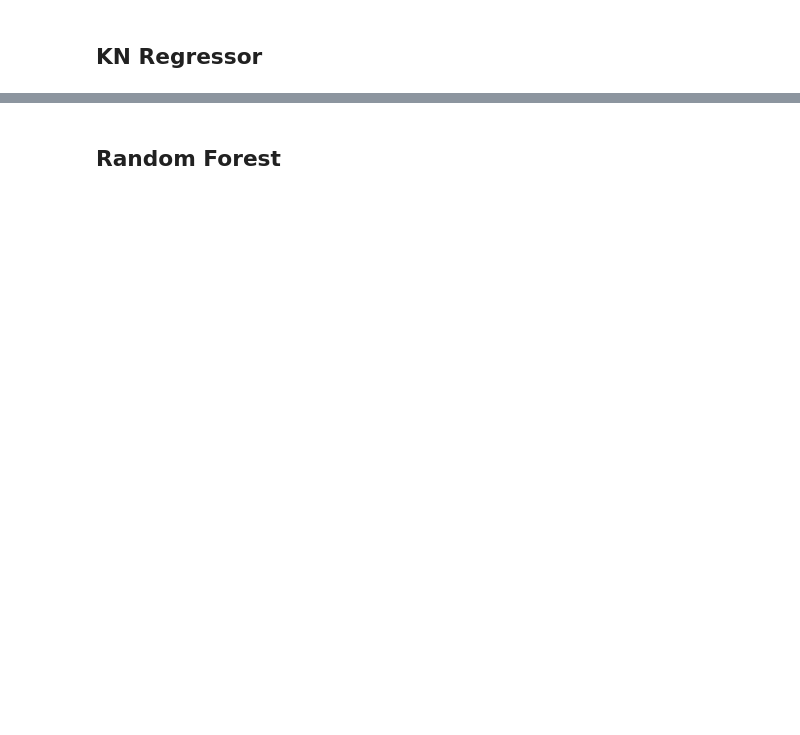
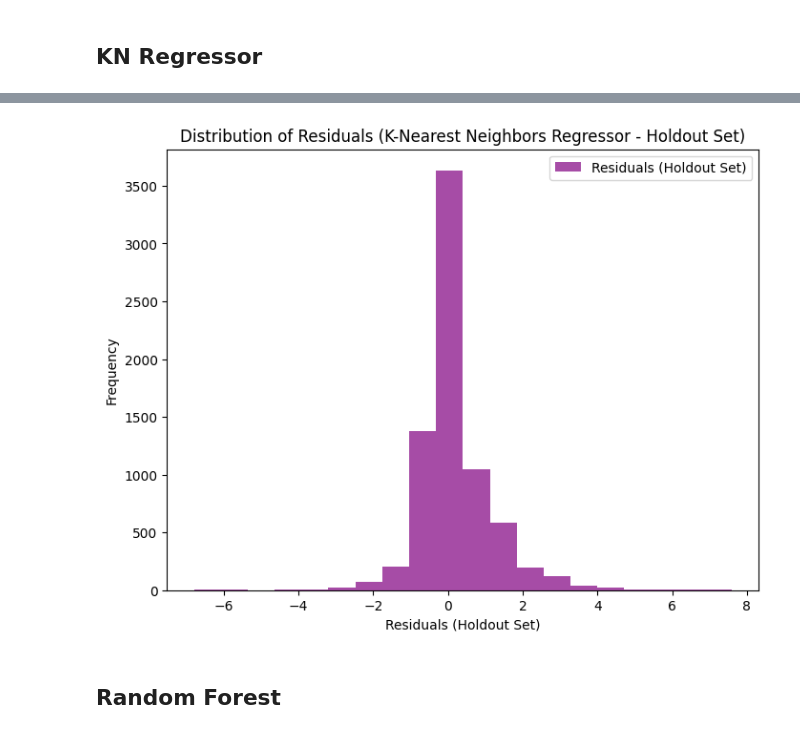
Before and after one commit to danielglz096/data-analytics, a Jupyter notebook: modelo_prediccion.ipynb, the cells around one changed output, grey strips where cells are left out. Cells and saved outputs as stored; diff of their text form; code cells hidden in the pictures; blank space fills up the shorter version.

```diff
--- a/modelo_prediccion.ipynb
+++ b/modelo_prediccion.ipynb
@@ -75,3 +158,13 @@ R² (Coefficient of Determination): 0.95
+# %%
+plt.figure(figsize=(8, 6))
+plt.hist(residuals_test, bins=20, color='purple', alpha=0.7, label='Residuals (Holdout Set)')
+plt.xlabel('Residuals (Holdout Set)')
+plt.ylabel('Frequency')
+plt.title('Distribution of Residuals (K-Nearest Neighbors Regressor - Holdout Set)')
+plt.legend(loc='upper right')
+plt.show()
+# %% [output]
+[figure, added]
 # %% [markdown]
 ## Random Forest
 # %%
```
Also changed, not shown: parts of 20 cells of this notebook.
